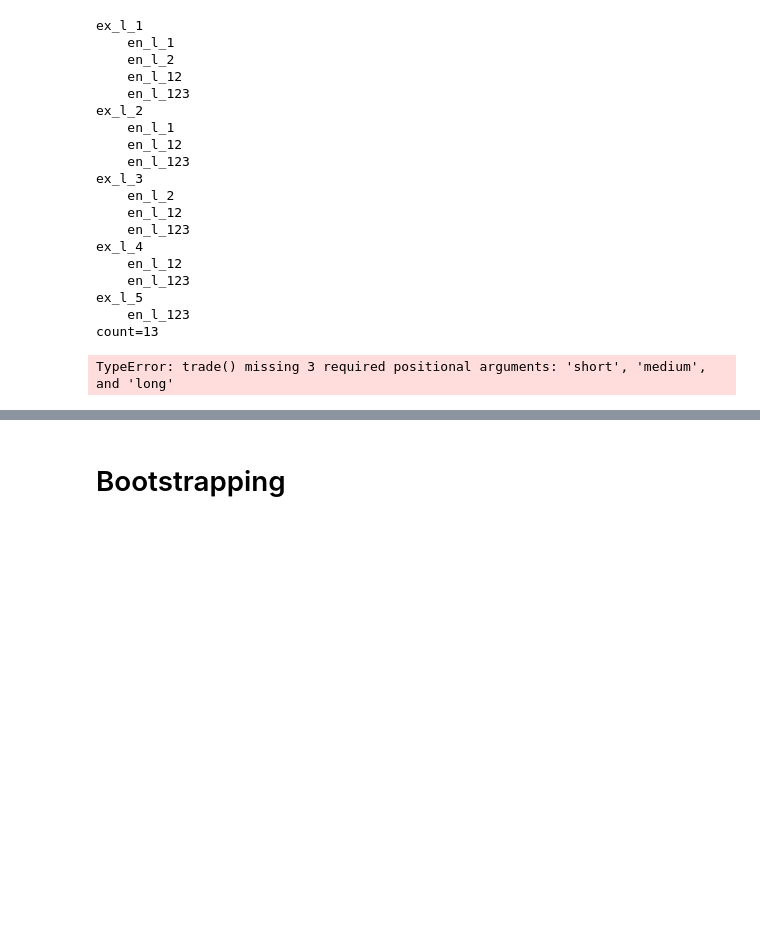
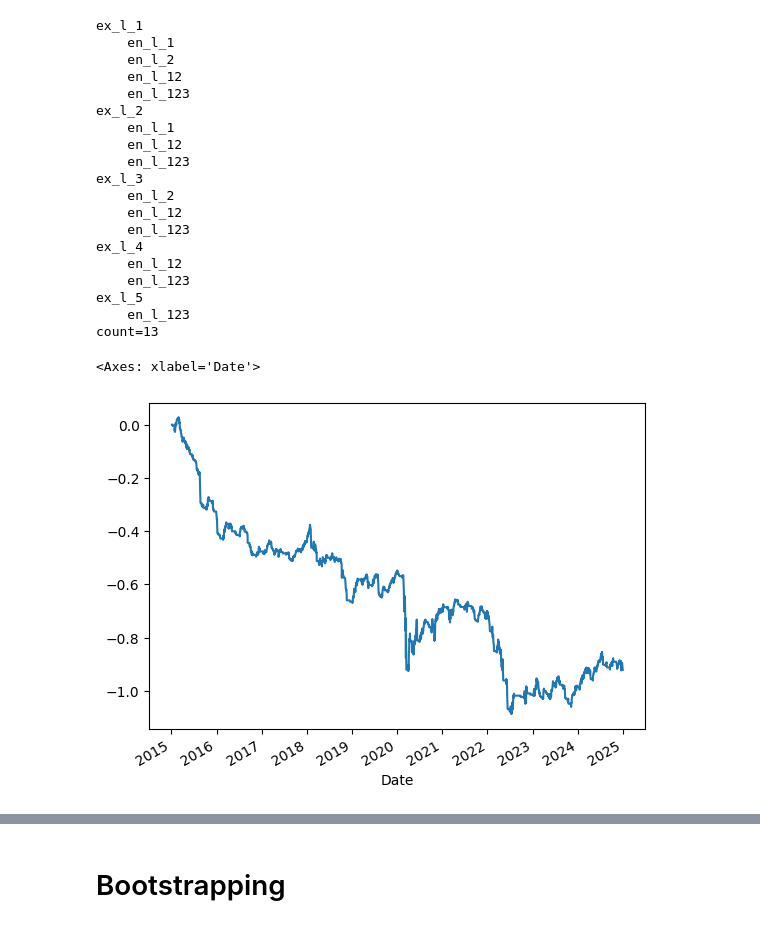
Before and after one commit to Oliver-De-Fusco/6CAP-TA-Code, a Jupyter notebook: main.ipynb, the cells around one changed output, grey strips where cells are left out. Drawn from its saved outputs; the diff is of its cells as text; code cells hidden in the pictures; blank space fills up the shorter version.

```diff
--- a/main.ipynb
+++ b/main.ipynb
@@ -151,9 +172,9 @@ ex_l_5
     en_l_123
 count=13
 # %%
-df = IchimokuLibrary.trade(returns, IchimokuLibrary.en_l_1, IchimokuLibrary.ex_l_3)
-print(df)
-# ichi_data["Close"]
+df = IchimokuLibrary.trade(returns, IchimokuLibrary.en_l_1, IchimokuLibrary.ex_l_3, 7, 14, 52)
+df.cumsum().plot()
 # %% [output]
-TypeError: trade() missing 3 required positional arguments: 'short', 'medium', and 'long'
+<Axes: xlabel='Date'>
+[figure, added]
 # %%
```
Also changed, not shown: parts of 36 cells of this notebook, 22 other files.
